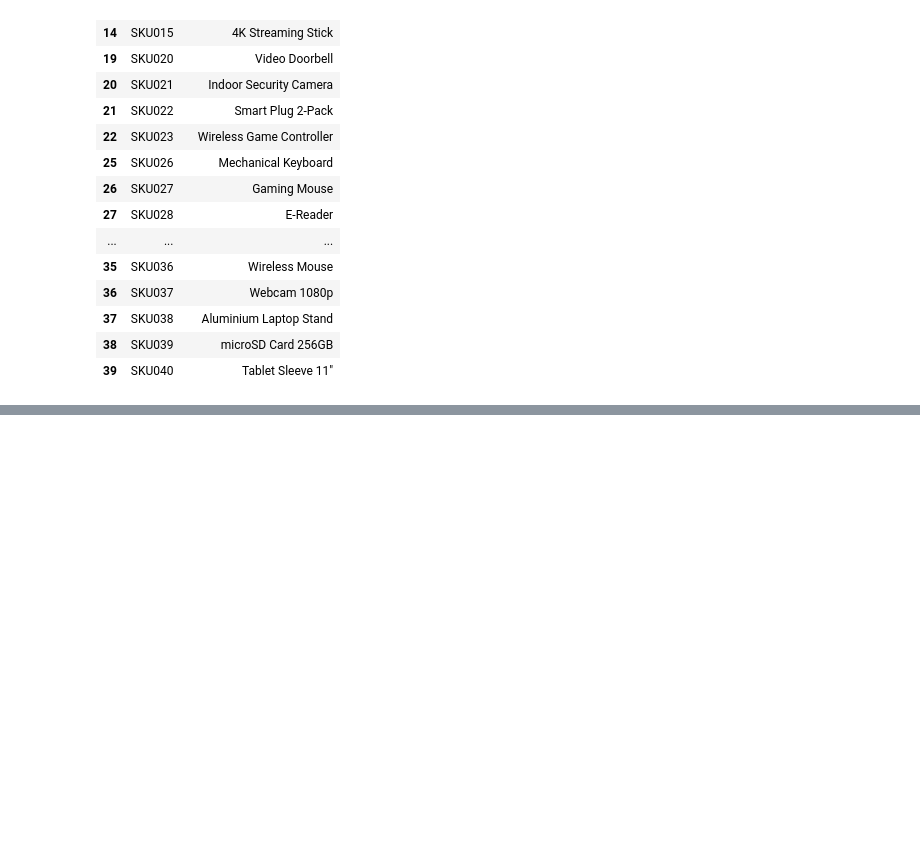
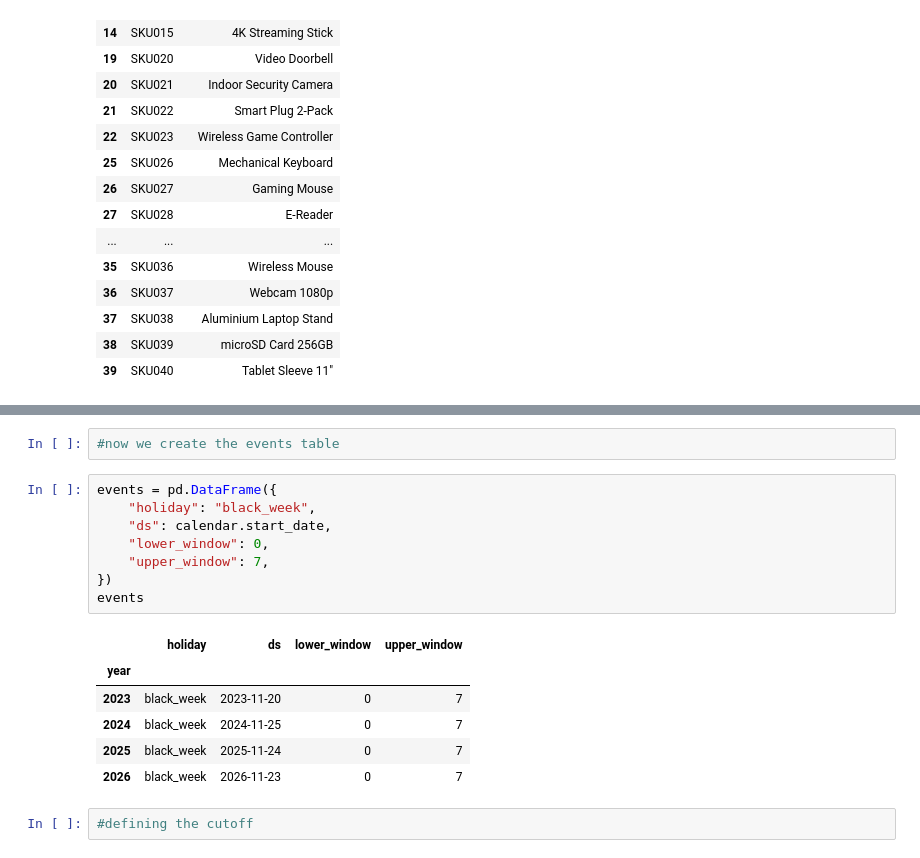
Before and after one commit to Ibarca/Predicting-Product-Demand-from-Sales-and-Marketing-Campaigns, a Jupyter notebook: notebooks/01_black_week_forecast.ipynb, the cells around one changed output, grey strips where cells are left out. Drawn from its saved outputs; the diff is of its cells as text; blank space fills up the shorter version.

Commit message:
Preparing data for prophet

```diff
--- a/notebooks/01_black_week_forecast.ipynb
+++ b/notebooks/01_black_week_forecast.ipynb
@@ -144,0 +159,19 @@ scope[["sku", "product_name"]]
+# %%
+#now we create the events table
+# %%
+events = pd.DataFrame({
+    "holiday": "black_week",
+    "ds": calendar.start_date,
+    "lower_window": 0,
+    "upper_window": 7,
+})
+events
+# %% [output]
+|  | holiday | ds | lower_window | upper_window |
+| year |  |  |  |  |
+| 2023 | black_week | 2023-11-20 | 0 | 7 |
+| 2024 | black_week | 2024-11-25 | 0 | 7 |
+| 2025 | black_week | 2025-11-24 | 0 | 7 |
+| 2026 | black_week | 2026-11-23 | 0 | 7 |
+# %%
+#defining the cutoff
```
Also changed, not shown: parts of 4 cells of this notebook.
